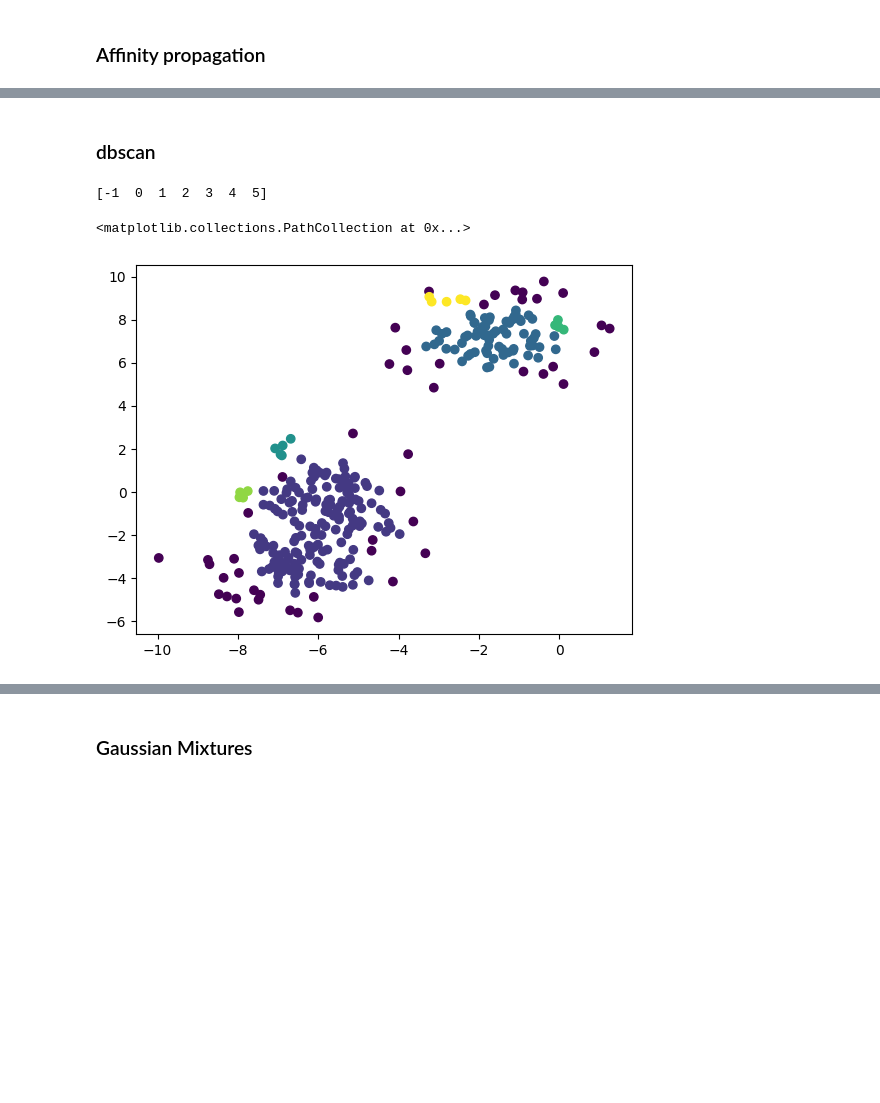
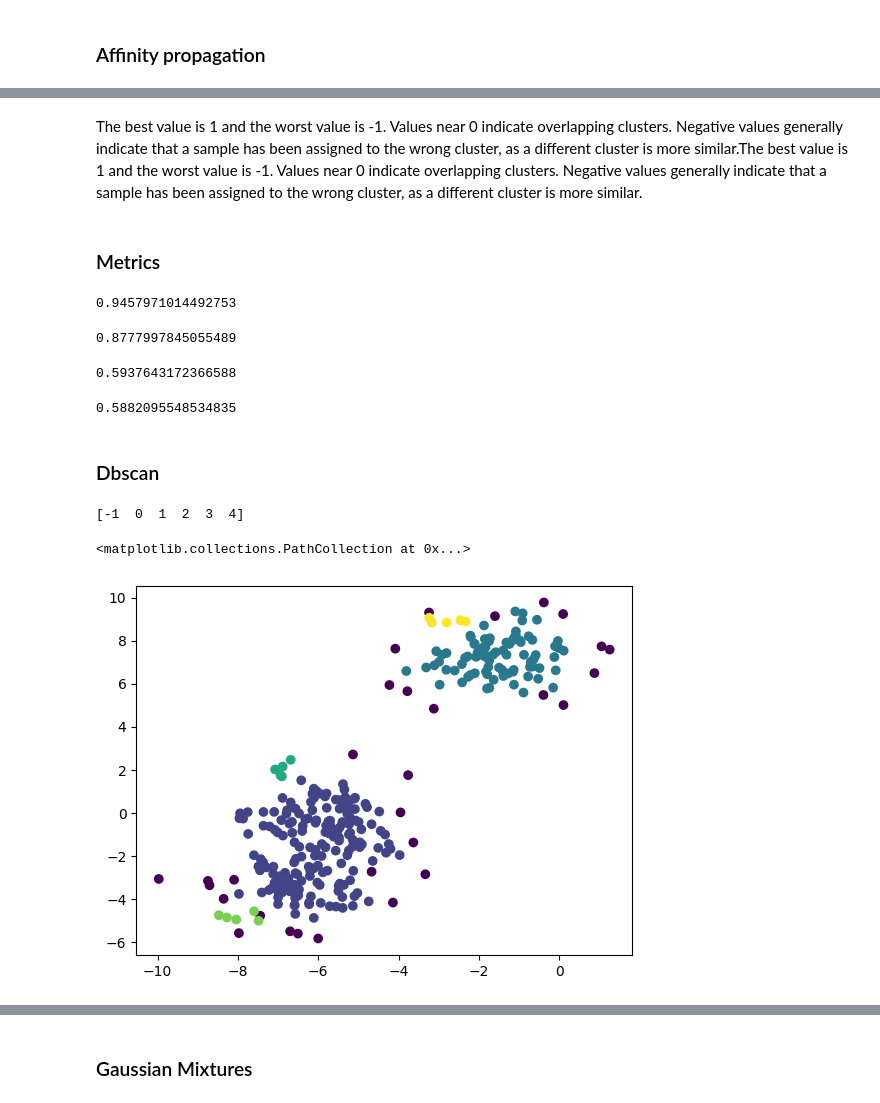
Before and after one commit to BallBoychick/ML, a Jupyter notebook: Clastering_sklearn/clastering.ipynb, the cells around one changed output, grey strips where cells are left out. Saved outputs shown, nothing was run; the diff lists cells and outputs as text; code cells hidden in the pictures; blank space fills up the shorter version.

```diff
--- a/Clastering_sklearn/clastering.ipynb
+++ b/Clastering_sklearn/clastering.ipynb
@@ -133,14 +184,40 @@ plt.scatter(clustering.cluster_centers_[:,0], clustering.cluster_centers_[:,1],
+# %% [markdown]
+The best value is 1 and the worst value is -1. Values near 0 indicate overlapping clusters. Negative values generally indicate that a sample has been assigned to the wrong cluster, as a different cluster is more similar.The best value is 1 and the worst value is -1. Values near 0 indicate overlapping clusters. Negative values generally indicate that a sample has been assigned to the wrong cluster, as a different cluster is more similar.
 # %% [markdown]
-### dbscan
+### Metrics
+# %%
+from sklearn.metrics.cluster import rand_score
+
+rand_score(ap_final.labels_, y)
+# %% [output]
+0.9457971014492753
+# %%
+from sklearn.metrics.cluster import adjusted_rand_score
+
+adjusted_rand_score(ap_final.labels_, y)
+# %% [output]
+0.8777997845055489
+# %%
+from sklearn.metrics import silhouette_score
+
+silhouette_score(X, ap_final.labels_)
+# %% [output]
+0.5937643172366588
+# %%
+from sklearn.metrics.cluster import davies_bouldin_score
+davies_bouldin_score(X, ap_final.labels_)
+# %% [output]
+0.5882095548534835
+# %% [markdown]
+### Dbscan
 # %%
 from sklearn.cluster import DBSCAN
 import numpy as np
-
-dbscan = DBSCAN().fit(X)
-
+X, y = make_blobs(n_samples=300, random_state=22)
+dbscan = DBSCAN(eps=0.6).fit(X)
 print(np.unique(dbscan.labels_))
 plt.scatter(X[:,0], X[:,1], c=dbscan.labels_)
 # %% [output]
-[-1  0  1  2  3  4  5]
+[-1  0  1  2  3  4]
 <matplotlib.collections.PathCollection at 0x...>
-[figure, old version]
+[figure, new version]
```
Also changed, not shown: parts of 47 cells of this notebook, 5 other files.
